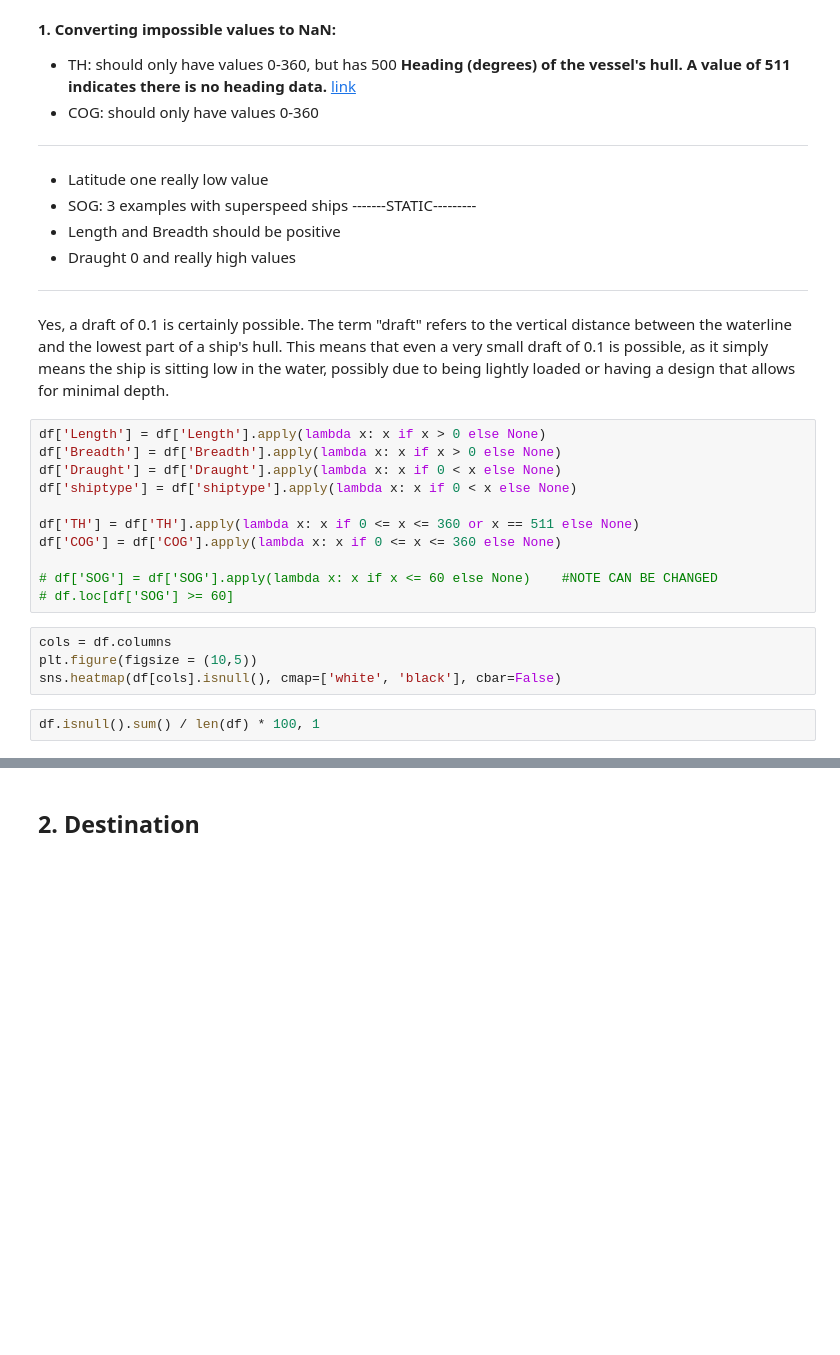
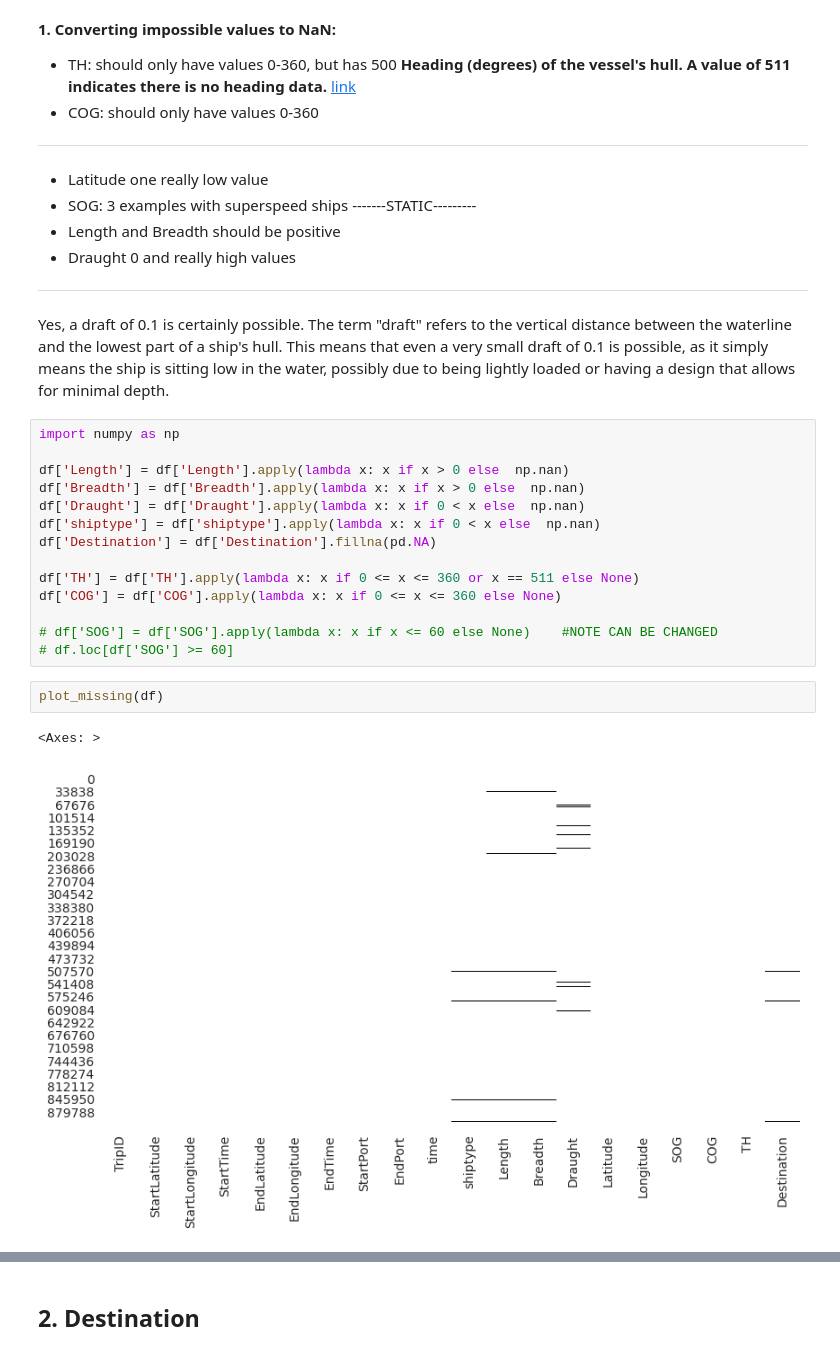
Before and after one commit to anokhver/ship_anomaly_detection, a Jupyter notebook: data_cleaning/noise_handling.ipynb, the cells around one changed output, grey strips where cells are left out. Cells and saved outputs as stored; diff of their text form; blank space fills up the shorter version.

```diff
--- a/data_cleaning/noise_handling.ipynb
+++ b/data_cleaning/noise_handling.ipynb
@@ -40,19 +49,21 @@ len(df)
 
  Yes, a draft of 0.1 is certainly possible. The term "draft" refers to the vertical distance between the waterline and the lowest part of a ship's hull. This means that even a very small draft of 0.1 is possible, as it simply means the ship is sitting low in the water, possibly due to being lightly loaded or having a design that allows for minimal depth.
 # %%
-df['Length'] = df['Length'].apply(lambda x: x if x > 0 else None)
-df['Breadth'] = df['Breadth'].apply(lambda x: x if x > 0 else None)
-df['Draught'] = df['Draught'].apply(lambda x: x if 0 < x else None)
-df['shiptype'] = df['shiptype'].apply(lambda x: x if 0 < x else None)
+import numpy as np
+
+df['Length'] = df['Length'].apply(lambda x: x if x > 0 else  np.nan)
+df['Breadth'] = df['Breadth'].apply(lambda x: x if x > 0 else  np.nan)
+df['Draught'] = df['Draught'].apply(lambda x: x if 0 < x else  np.nan)
+df['shiptype'] = df['shiptype'].apply(lambda x: x if 0 < x else  np.nan)
+df['Destination'] = df['Destination'].fillna(pd.NA)
 
 df['TH'] = df['TH'].apply(lambda x: x if 0 <= x <= 360 or x == 511 else None)
 df['COG'] = df['COG'].apply(lambda x: x if 0 <= x <= 360 else None)
 
 # df['SOG'] = df['SOG'].apply(lambda x: x if x <= 60 else None)    #NOTE CAN BE CHANGED
 # df.loc[df['SOG'] >= 60]
-# %%
-cols = df.columns
-plt.figure(figsize = (10,5))
-sns.heatmap(df[cols].isnull(), cmap=['white', 'black'], cbar=False)
-# %%
-df.isnull().sum() / len(df) * 100, 1
+# %%
+plot_missing(df)
+# %% [output]
+<Axes: >
+[figure, added]
```
Also changed, not shown: parts of 37 cells of this notebook, 10 other files.
